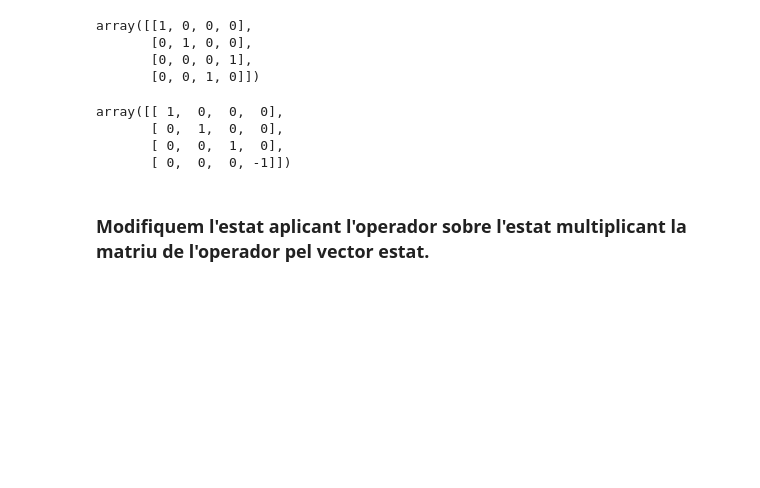
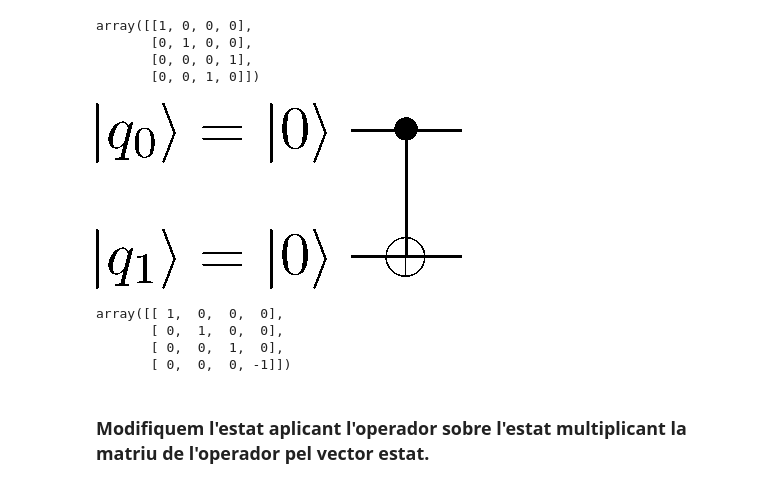
Before and after one commit to arturgs/bojos_supercomputacio, a Jupyter notebook: introduccio_quantum_computing.ipynb, the cells around one changed output. Drawn from its saved outputs; the diff is of its cells as text; code cells hidden in the pictures; blank space fills up the shorter version.

```diff
--- a/introduccio_quantum_computing.ipynb
+++ b/introduccio_quantum_computing.ipynb
@@ -45,6 +58,10 @@ array([[1, 0, 0, 0],
        [0, 1, 0, 0],
        [0, 0, 0, 1],
        [0, 0, 1, 0]])
+# %%
+Image("images/CNOT.png")
+# %% [output]
+[figure, added]
 # %%
 cz = np.array([[1,0,0,0],[0,1,0,0],[0,0,1,0],[0,0,0,-1]])
 cz
```
Also changed, not shown: parts of 3 cells of this notebook, 4 other files.
